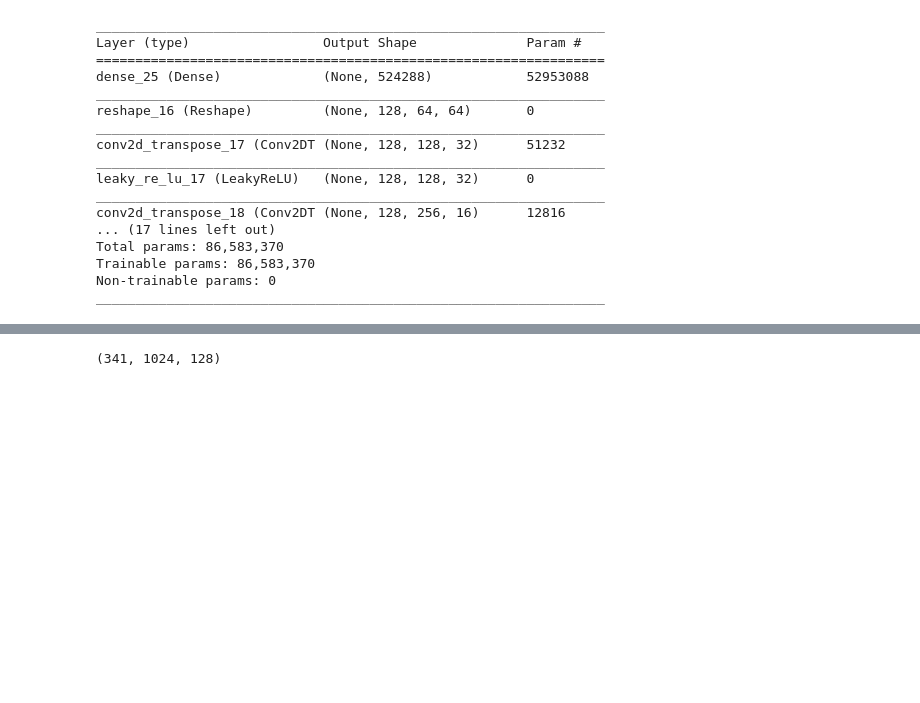
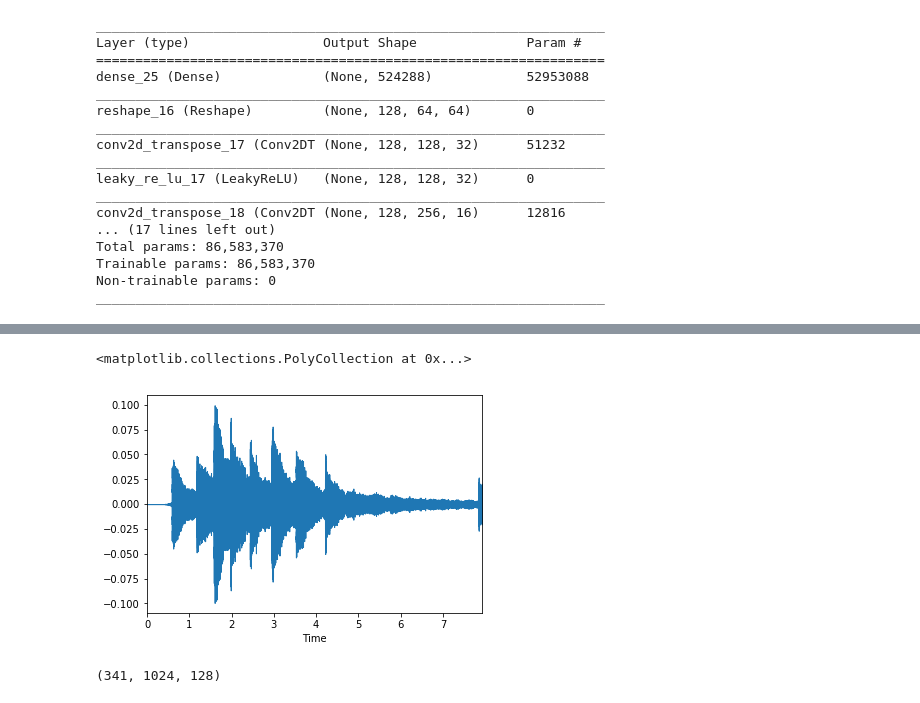
Before and after one commit to trancenoid/GANs, a Jupyter notebook: audioGAN.ipynb, the cells around one changed output, grey strips where cells are left out. Cells and saved outputs as stored; diff of their text form; code cells hidden in the pictures; blank space fills up the shorter version.

```diff
--- a/audioGAN.ipynb
+++ b/audioGAN.ipynb
@@ -330,3 +338,8 @@ X = np.array(X)
+# %%
+waveplot(ans, sr)
+# %% [output]
+<matplotlib.collections.PolyCollection at 0x...>
+[figure, added]
 # %%
 X.shape
 # %% [output]
```
Also changed, not shown: parts of 7 cells of this notebook.
